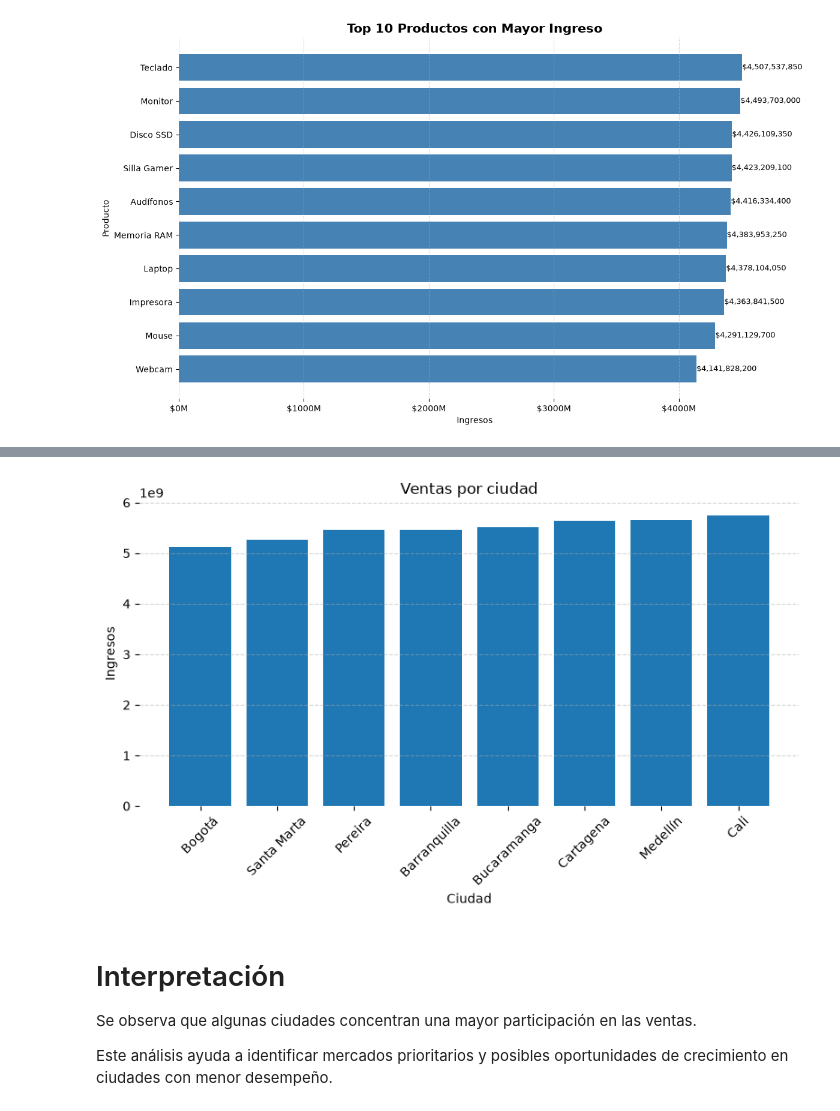
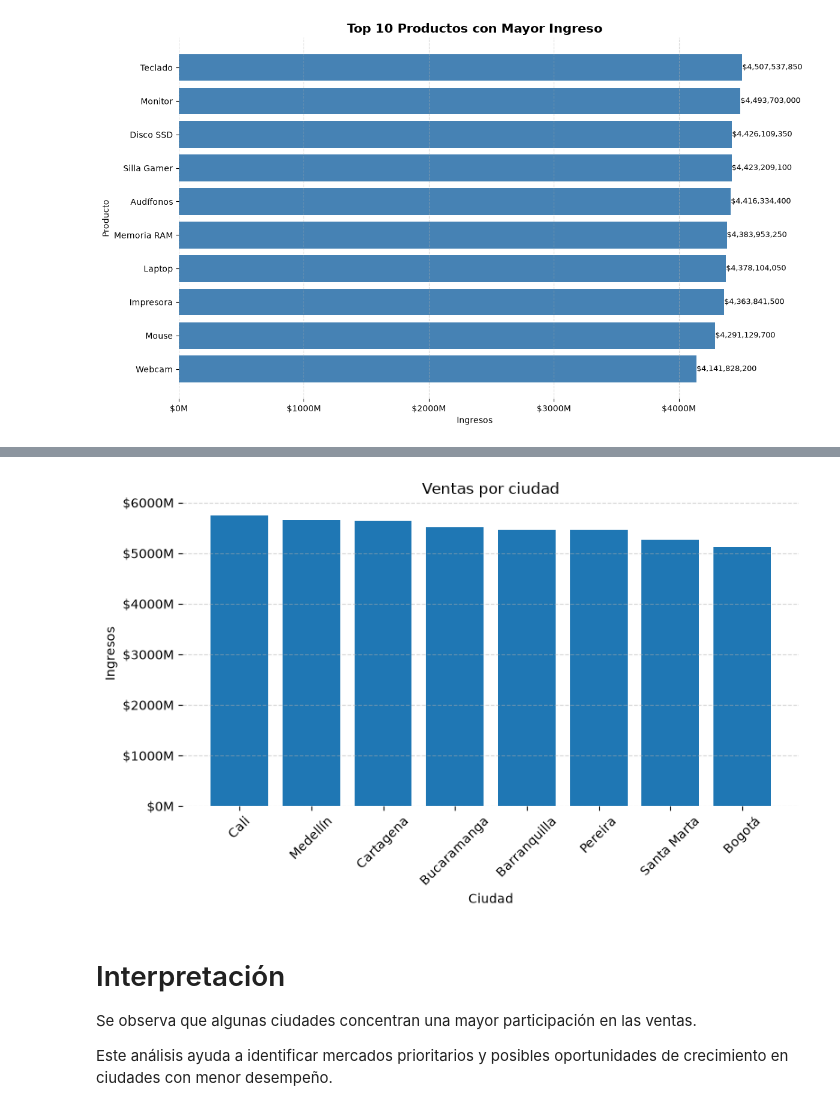
Before and after one commit to NotonyusRisk/retail-insight-data-analysis, a Jupyter notebook: notebooks/Sprint_03_Visualizacion.ipynb, the cells around one changed output, grey strips where cells are left out. Drawn from its saved outputs; the diff is of its cells as text; code cells hidden in the pictures.

```diff
--- a/notebooks/Sprint_03_Visualizacion.ipynb
+++ b/notebooks/Sprint_03_Visualizacion.ipynb
@@ -69,28 +66,34 @@ ventas_ciudad = (
 # %%
 plt.figure(figsize=(8,5))
 
 plt.bar(
     ventas_ciudad.index,
     ventas_ciudad.values
 )
 
+plt.gca().invert_xaxis()
+
 plt.grid(axis="y", linestyle="--", alpha=0.5)
+
+plt.gca().yaxis.set_major_formatter(
+    FuncFormatter(lambda y, pos: f"${y/1_000_000:.0f}M")
+)
 
 plt.title("Ventas por ciudad")
 
 plt.xlabel("Ciudad")
 
 plt.ylabel("Ingresos")
 
 plt.xticks(rotation=45)
 
 plt.box(False)
 
 plt.tight_layout()
 
 plt.show()
 # %% [output]
-[figure, old version]
+[figure, new version]
 # %% [markdown]
 # Interpretación
 
```
Also changed, not shown: parts of 2 cells of this notebook.
